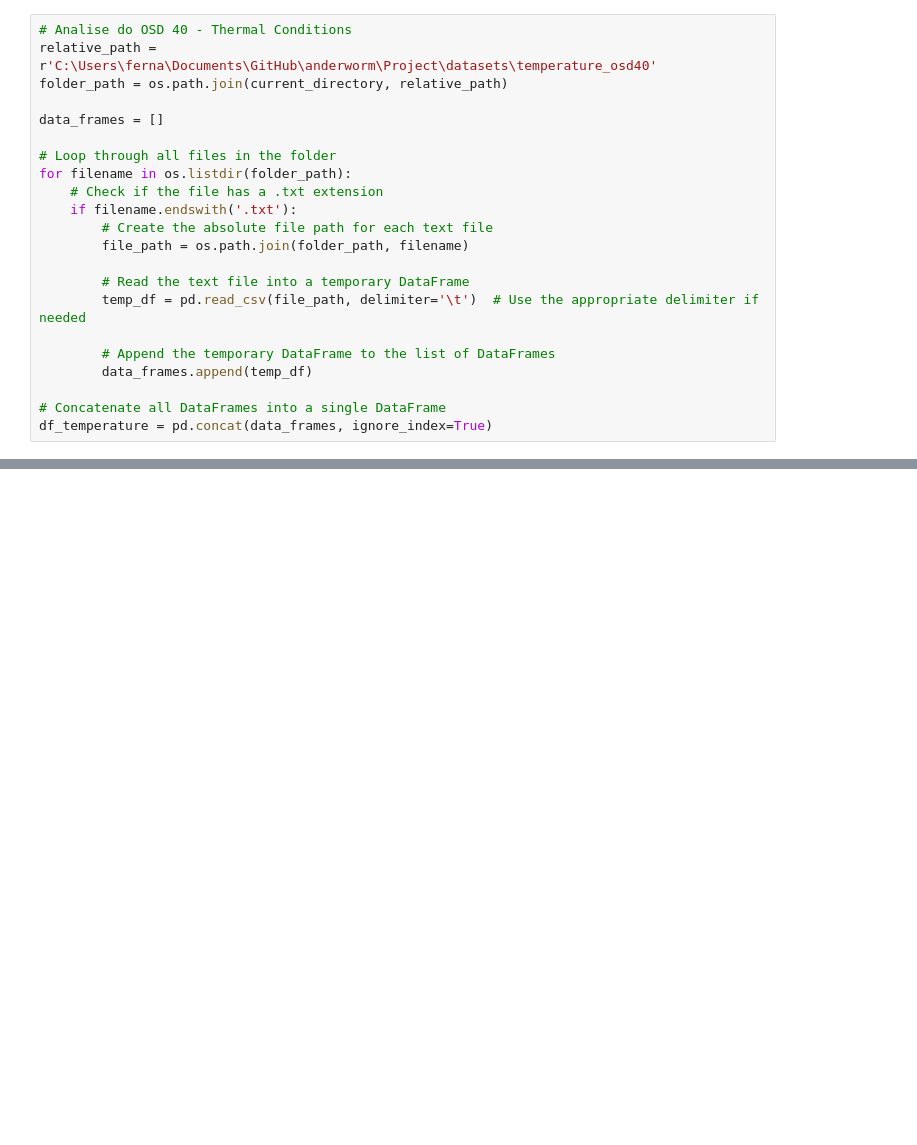
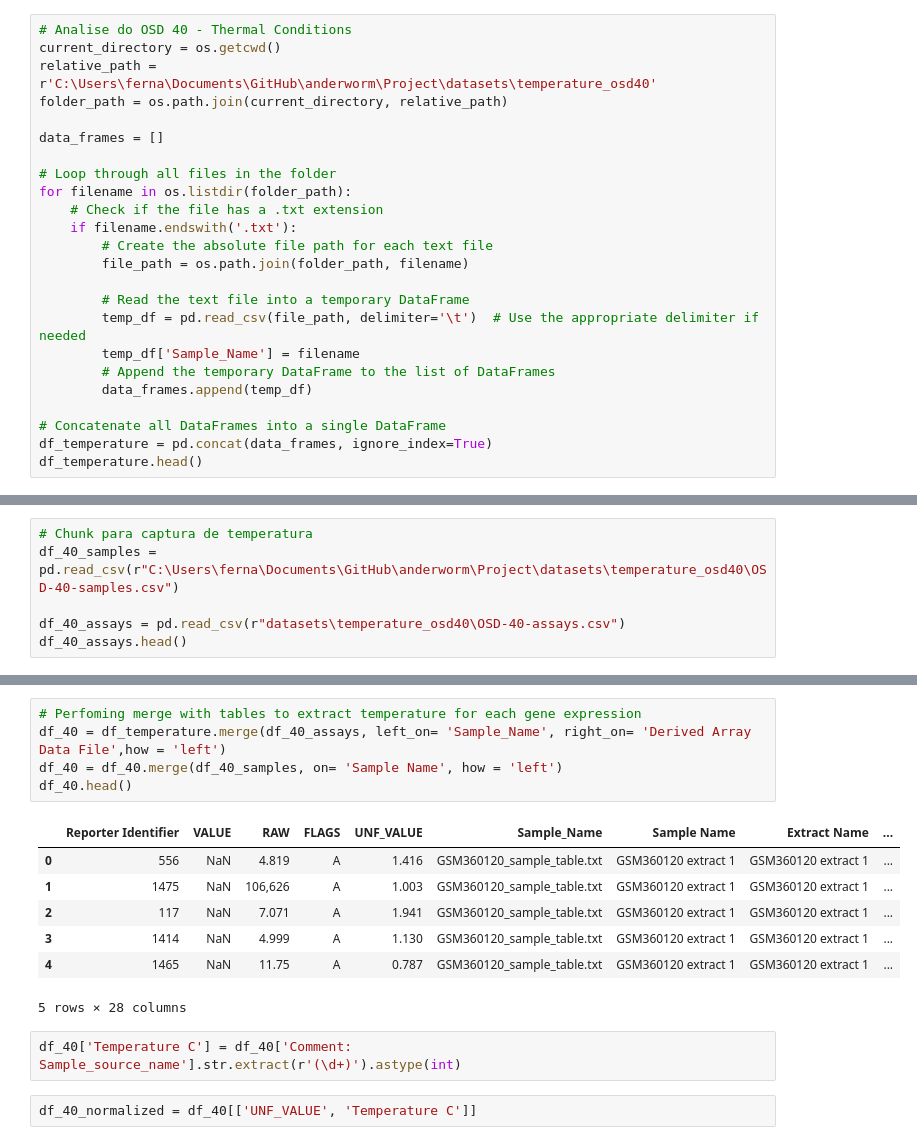
Before and after one commit to falatfernando/AnderWorm, a Jupyter notebook: dev.ipynb, the cells around one changed output, grey strips where cells are left out. Cells and saved outputs as stored; diff of their text form; blank space fills up the shorter version.

Commit message:
Started Tempeature Dataframe normalization

```diff
--- a/dev.ipynb
+++ b/dev.ipynb
@@ -7,5 +7,6 @@ current_directory = os.getcwd()
 # %%
 # Analise do OSD 40 - Thermal Conditions
+current_directory = os.getcwd()
 relative_path = r'C:\Users\ferna\Documents\GitHub\anderworm\Project\datasets\temperature_osd40'
 folder_path = os.path.join(current_directory, relative_path)
 
@@ -20,9 +21,10 @@ for filename in os.listdir(folder_path):
 
         # Read the text file into a temporary DataFrame
         temp_df = pd.read_csv(file_path, delimiter='\t')  # Use the appropriate delimiter if needed
-
+        temp_df['Sample_Name'] = filename
         # Append the temporary DataFrame to the list of DataFrames
         data_frames.append(temp_df)
 
 # Concatenate all DataFrames into a single DataFrame
 df_temperature = pd.concat(data_frames, ignore_index=True)
+df_temperature.head()
@@ -36,0 +38,6 @@ print('Hello, John Feathers')
+# %%
+# Chunk para captura de temperatura
+df_40_samples = pd.read_csv(r"C:\Users\ferna\Documents\GitHub\anderworm\Project\datasets\temperature_osd40\OSD-40-samples.csv")
+
+df_40_assays = pd.read_csv(r"datasets\temperature_osd40\OSD-40-assays.csv")
+df_40_assays.head()
@@ -36,0 +51,17 @@ print('Hello, John Feathers')
+# %%
+# Perfoming merge with tables to extract temperature for each gene expression
+df_40 = df_temperature.merge(df_40_assays, left_on= 'Sample_Name', right_on= 'Derived Array Data File',how = 'left')
+df_40 = df_40.merge(df_40_samples, on= 'Sample Name', how = 'left')
+df_40.head()
+# %% [output]
+|  | Reporter Identifier | VALUE | RAW | FLAGS | UNF_VALUE | Sample_Name | Sample Name | Extract Name | ... |
+| 0 | 556 | NaN | 4.819 | A | 1.416 | GSM360120_sample_table.txt | GSM360120 extract 1 | GSM360120 extract 1 | ... |
+| 1 | 1475 | NaN | 106,626 | A | 1.003 | GSM360120_sample_table.txt | GSM360120 extract 1 | GSM360120 extract 1 | ... |
+| 2 | 117 | NaN | 7.071 | A | 1.941 | GSM360120_sample_table.txt | GSM360120 extract 1 | GSM360120 extract 1 | ... |
+| 3 | 1414 | NaN | 4.999 | A | 1.130 | GSM360120_sample_table.txt | GSM360120 extract 1 | GSM360120 extract 1 | ... |
+| 4 | 1465 | NaN | 11.75 | A | 0.787 | GSM360120_sample_table.txt | GSM360120 extract 1 | GSM360120 extract 1 | ... |
+5 rows × 28 columns
+# %%
+df_40['Temperature C'] = df_40['Comment: Sample_source_name'].str.extract(r'(\d+)').astype(int)
+# %%
+df_40_normalized = df_40[['UNF_VALUE', 'Temperature C']]
```
Also changed, not shown: parts of 13 cells of this notebook, 6 other files.
